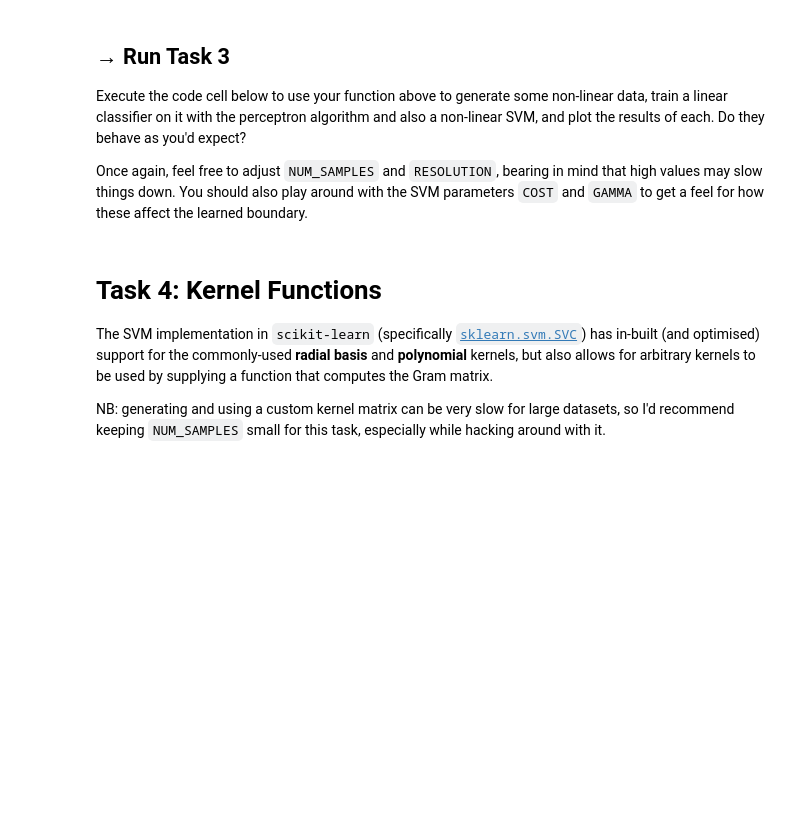
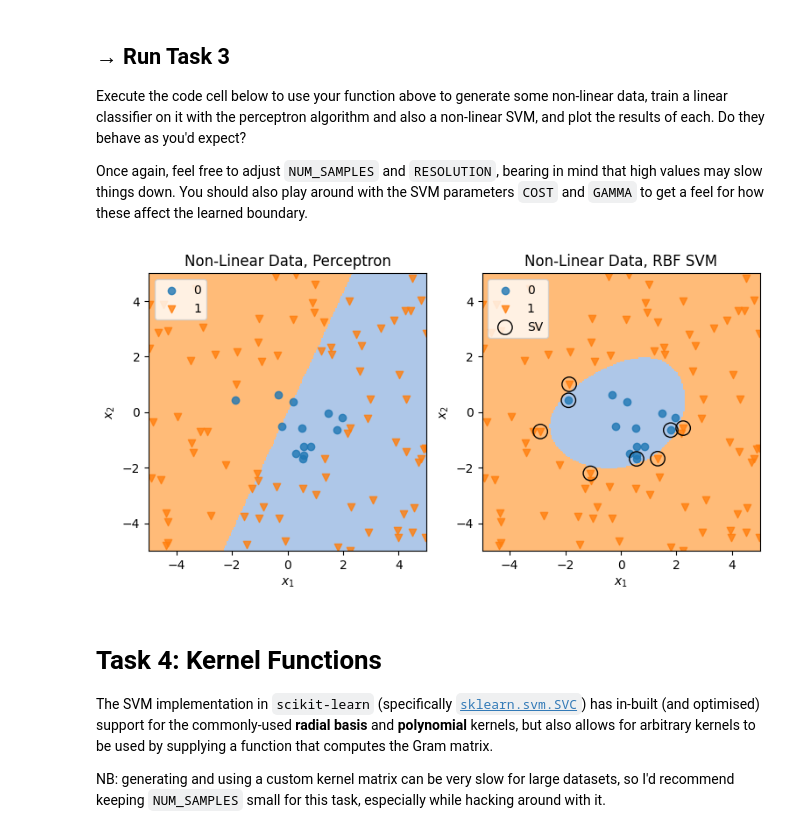
Before and after one commit to XianNg24/COMP0088_intro_to_machine_learning, a Jupyter notebook: comp88_lab4.ipynb, the cells around one changed output. Cells and saved outputs as stored; diff of their text form; code cells hidden in the pictures; blank space fills up the shorter version.

```diff
--- a/comp88_lab4.ipynb
+++ b/comp88_lab4.ipynb
@@ -293,7 +305,8 @@ def perceptron_predict ( test_X, weights ):
     assert(test_X.shape[1] in (len(weights),len(weights)-1))
 
     # TODO: implement this
-    return None
+    return np.where((np.dot(test_X, weights[1:]) + weights[0] if
+                     test_X.shape[1] != len(weights) else np.dot(test_X, weights))>= 0, 1, 0)
 # %% [markdown]
 ## → Run Task 2
 
@@ -355,7 +372,36 @@ def generate_binary_nonlinear_2d ( num_samples, limits, rng ):
         y: a vector of num_samples binary labels
     """
     # TODO: implement this
-    return None, None
+    X = rng.uniform(limits[0], limits[1], (num_samples, 2))
+    y = np.zeros(num_samples, dtype=int)
+
+        # Generate data points for class 0 (e.g., in a circle)
+    center0 = np.array([0, 0])
+    radius0 = 2
+    # Assign points within the circle to class 0
+    distances = np.linalg.norm(X - center0, axis=1)
+    y[distances < radius0] = 0
+
+    # Generate data points for class 1 (e.g., outside the circle)
+    # Assign points outside the circle to class 1
+    y[distances >= radius0] = 1
+
+    # Ensure both classes are present (handle cases where random sampling might not produce both)
+    if len(np.unique(y)) < 2:
+        # Add a few points for the missing class if necessary
+        if 0 not in np.unique(y):
+            X[0, :] = center0 + rng.normal(0, 0.5, 2) # Add a point near the center for class 0
+            y[0] = 0
+        if 1 not in np.unique(y):
+            X[1, :] = center0 + np.array([radius0 + 1, 0]) + rng.normal(0, 0.5, 2) # Add a point outside the circle for class 1
+            y[1] = 1
+
+    # Shuffle the data
+    shuffle_idx = rng.permutation(num_samples)
+    X = X[shuffle_idx]
+    y = y[shuffle_idx]
+
+    return X, y
 # %% [markdown]
 ## → Run Task 3
 
@@ -365,31 +411,33 @@ Once again, feel free to adjust `NUM_SAMPLES` and `RESOLUTION`, bearing in mind
 # %%
 NUM_SAMPLES = 100
 RESOLUTION = 200
-COST = 1
-GAMMA = 0.5
+COST = 100
+GAMMA = 0.1
 
 fig = plt.figure(figsize=(9, 5))
 axs = fig.subplots(ncols=2)
 
 # generate some data
 X_non, y_non = generate_binary_nonlinear_2d ( NUM_SAMPLES, LIMITS, shared_rng )
 
 if X_non is None:
   print('generate_binary_nonlinear_2d not implemented')
   utils.plot_unimplemented(axs[0], title='Non-Linear Data, Perceptron')
   utils.plot_unimplemented(axs[1], title='Non-Linear Data, RBF SVM')
 else:
   pw = perceptron_train(X_non, y_non)
   if pw is None:
     print('perceptron not implemented')
     utils.plot_unimplemented(axs[0], title='Non-Linear Data, Perceptron')
   else:
     utils.plot_classification_map(axs[0], lambda z: perceptron_predict(z, pw), X_non, y_non, resolution=RESOLUTION, title=f'Non-Linear Data, Perceptron')
 
   svm_rbf = SVC(kernel='rbf', C=COST, gamma=GAMMA)
   svm_rbf.fit(X_non, y_non)
 
   plot_svm_map ( axs[1], svm_rbf, X_non, y_non, RESOLUTION, title='Non-Linear Data, RBF SVM')
+# %% [output]
+[figure, added]
 # %% [markdown]
 # Task 4: Kernel Functions
 
```
Also changed, not shown: parts of 7 cells of this notebook.
